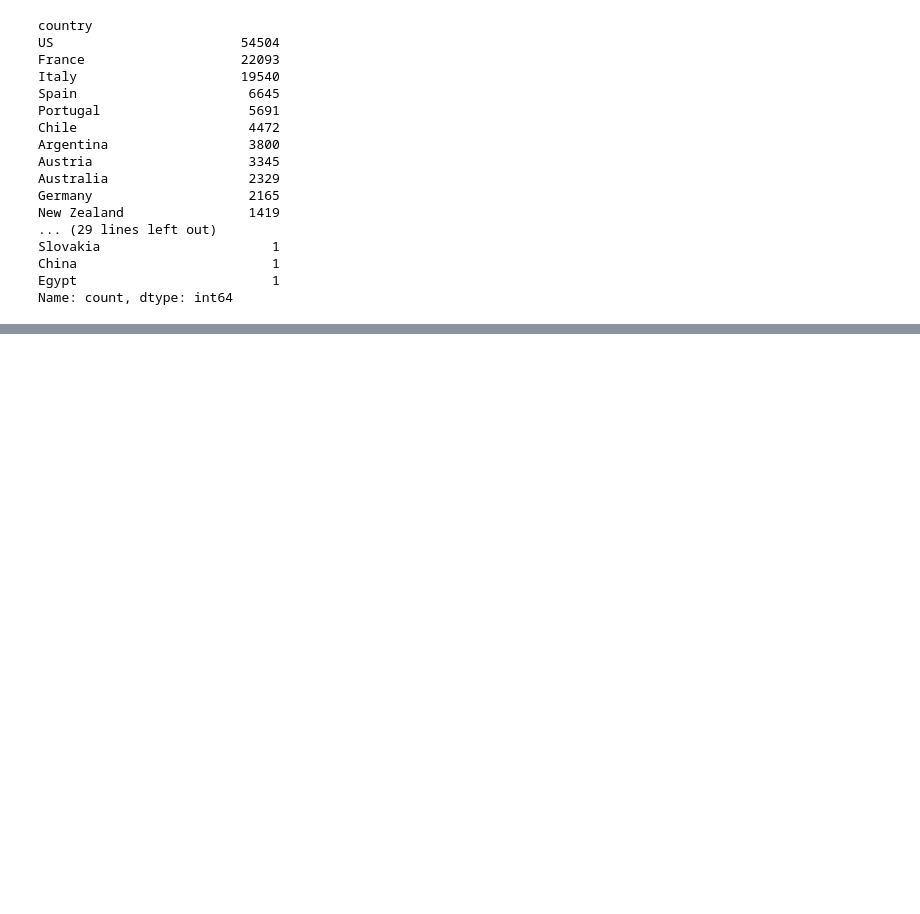
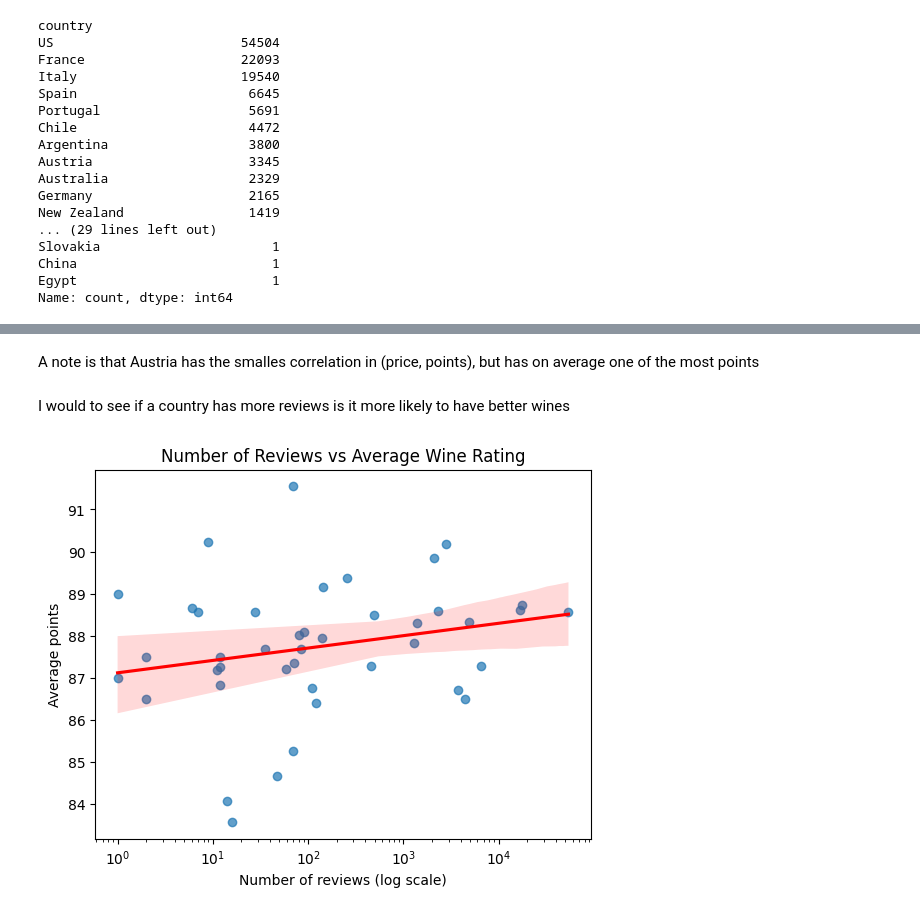
Before and after one commit to git-bandit/Data-analysis-is-expensive-wine-better-, a Jupyter notebook: notebook.ipynb, the cells around one changed output, grey strips where cells are left out. Drawn from its saved outputs; the diff is of its cells as text; code cells hidden in the pictures; blank space fills up the shorter version.

```diff
--- a/notebook.ipynb
+++ b/notebook.ipynb
@@ -142,7 +192,22 @@ reliable.sort_values("avg_points", ascending=False)
 | Peru | 18.062500 | 83.562500 | 16 |
+# %% [markdown]
+A note is that Austria has the smalles correlation in (price, points), but has on average one of the most points
+# %% [markdown]
+I would to see if a country has more reviews is it more likely to have better wines
 # %%
-sb.scatterplot(data=country_stats, x="nr_reviews", y="avg_points")
-plt.xscale("log")  # log scale because some have lots of reviews while other have less
+sns.regplot(
+    data=country_stats,
+    x="nr_reviews",
+    y="avg_points",
+    logx=True,
+    scatter_kws={"alpha": 0.7},
+    line_kws={"color": "red"}
+)
+
+plt.xscale("log")
 plt.xlabel("Number of reviews (log scale)")
 plt.ylabel("Average points")
+plt.title("Number of Reviews vs Average Wine Rating")
 plt.show()
+# %% [output]
+[figure, added]
```
Also changed, not shown: parts of 10 cells of this notebook.
